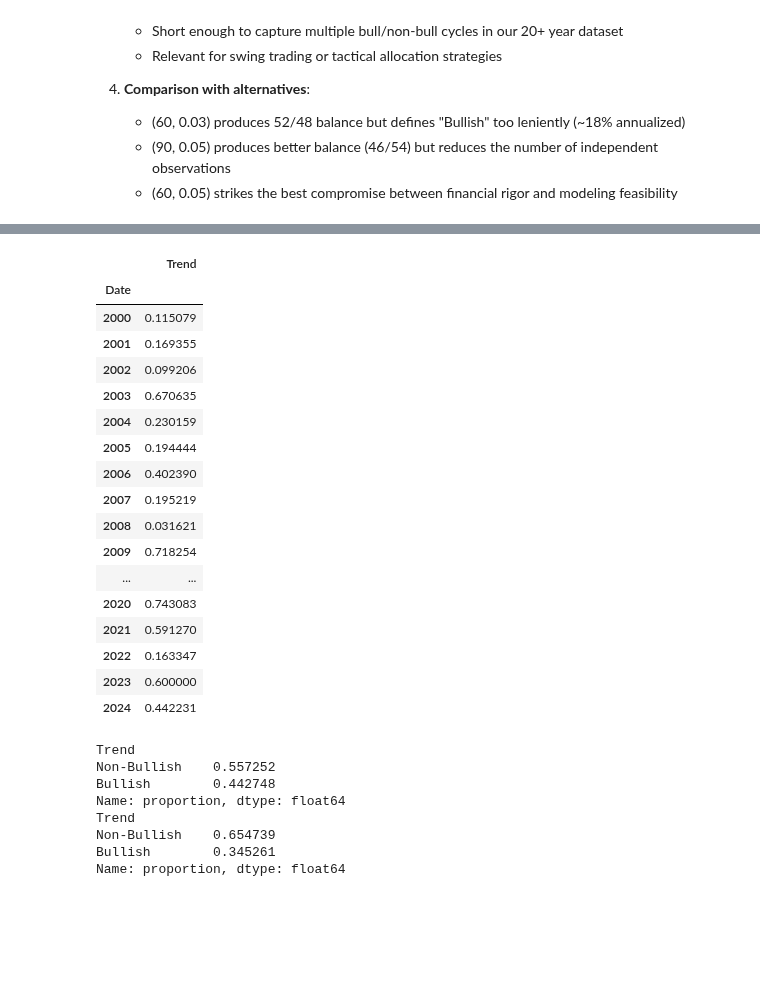
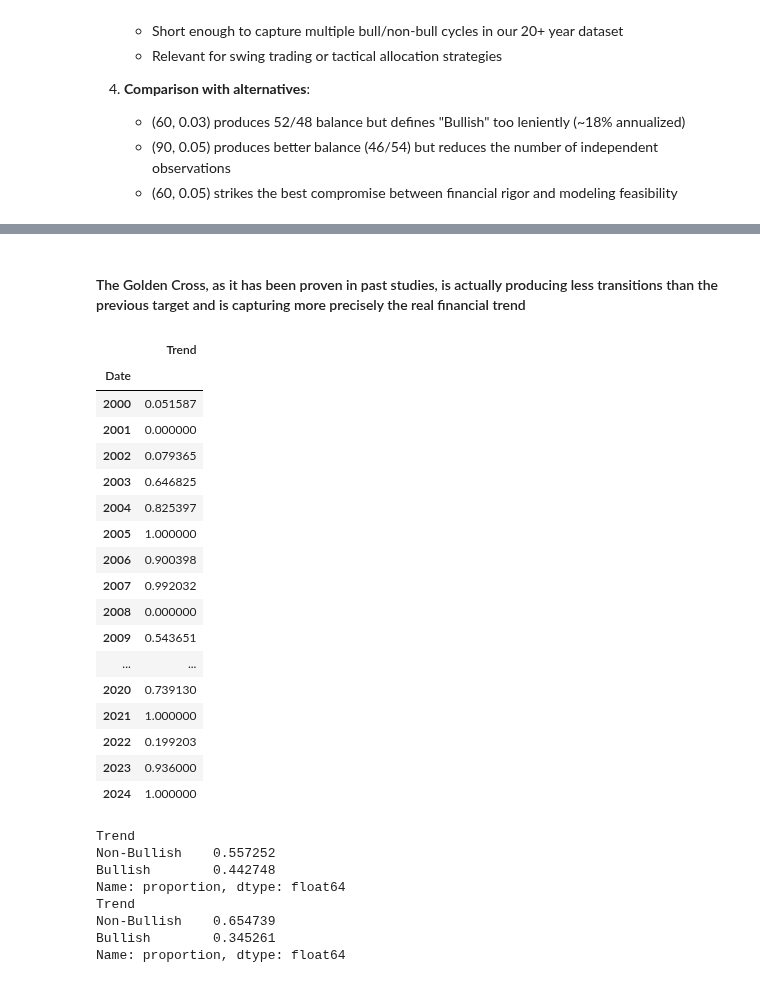
Before and after one commit to Bissapinho/Trend-classifier, a Jupyter notebook: notebooks/target_testing.ipynb, the cells around one changed output, grey strips where cells are left out. Saved outputs shown, nothing was run; the diff lists cells and outputs as text; code cells hidden in the pictures; blank space fills up the shorter version.

```diff
--- a/notebooks/target_testing.ipynb
+++ b/notebooks/target_testing.ipynb
@@ -145,8 +180,8 @@ We will try a new target computed through SMA crosses (such as the Golden Cross)
 # %%
 configs = [
-    (10, 50, "Court terme"),
-    (20, 60, "Moyen terme"),
-    (50, 200, "Long terme (Golden Cross)")
+    (10, 50, "Short Term"),
+    (20, 60, "Mid Term"),
+    (50, 200, "Long Term (Golden Cross)")
 ]
 
 for short, long, desc in configs:
@@ -178,31 +262,37 @@ Long terme (Golden Cross) (MA50/MA200):
+# %% [markdown]
+#### The Golden Cross, as it has been proven in past studies, is actually producing less transitions than the previous target and is capturing more precisely the real financial trend
+# %%
+df_clean = df_test
+df_clean = add_all_features(df_clean)
+df_clean = df_clean.drop(['Dividends', 'Stock Splits', 'Capital Gains'], axis=1)
 # %%
-dates = df1['Date'].astype(str).apply(lambda x: x[:4])
+dates = df_clean['Date'].astype(str).apply(lambda x: x[:4])
 dates
 
-date_trend_df = pd.DataFrame([dates, df1['Trend']]).T
+date_trend_df = pd.DataFrame([dates, df_clean['Trend']]).T
 date_trend_df['Trend'] = date_trend_df['Trend'].apply(lambda x: 1 if x == "Bullish" else 0)
 
 infos = date_trend_df.groupby(['Date']).mean()
 infos
 # %% [output]
 |  | Trend |
 | Date |  |
-| 2000 | 0.115079 |
-| 2001 | 0.169355 |
-| 2002 | 0.099206 |
-| 2003 | 0.670635 |
-| 2004 | 0.230159 |
-| 2005 | 0.194444 |
-| 2006 | 0.402390 |
-| 2007 | 0.195219 |
-| 2008 | 0.031621 |
-| 2009 | 0.718254 |
+| 2000 | 0.051587 |
+| 2001 | 0.000000 |
+| 2002 | 0.079365 |
+| 2003 | 0.646825 |
+| 2004 | 0.825397 |
+| 2005 | 1.000000 |
+| 2006 | 0.900398 |
+| 2007 | 0.992032 |
+| 2008 | 0.000000 |
+| 2009 | 0.543651 |
 | ... | ... |
-| 2020 | 0.743083 |
-| 2021 | 0.591270 |
-| 2022 | 0.163347 |
-| 2023 | 0.600000 |
-| 2024 | 0.442231 |
+| 2020 | 0.739130 |
+| 2021 | 1.000000 |
+| 2022 | 0.199203 |
+| 2023 | 0.936000 |
+| 2024 | 1.000000 |
 # %%
 # Test on the functionning of the definition on other tickers
 
```
Also changed, not shown: parts of 8 cells of this notebook.
